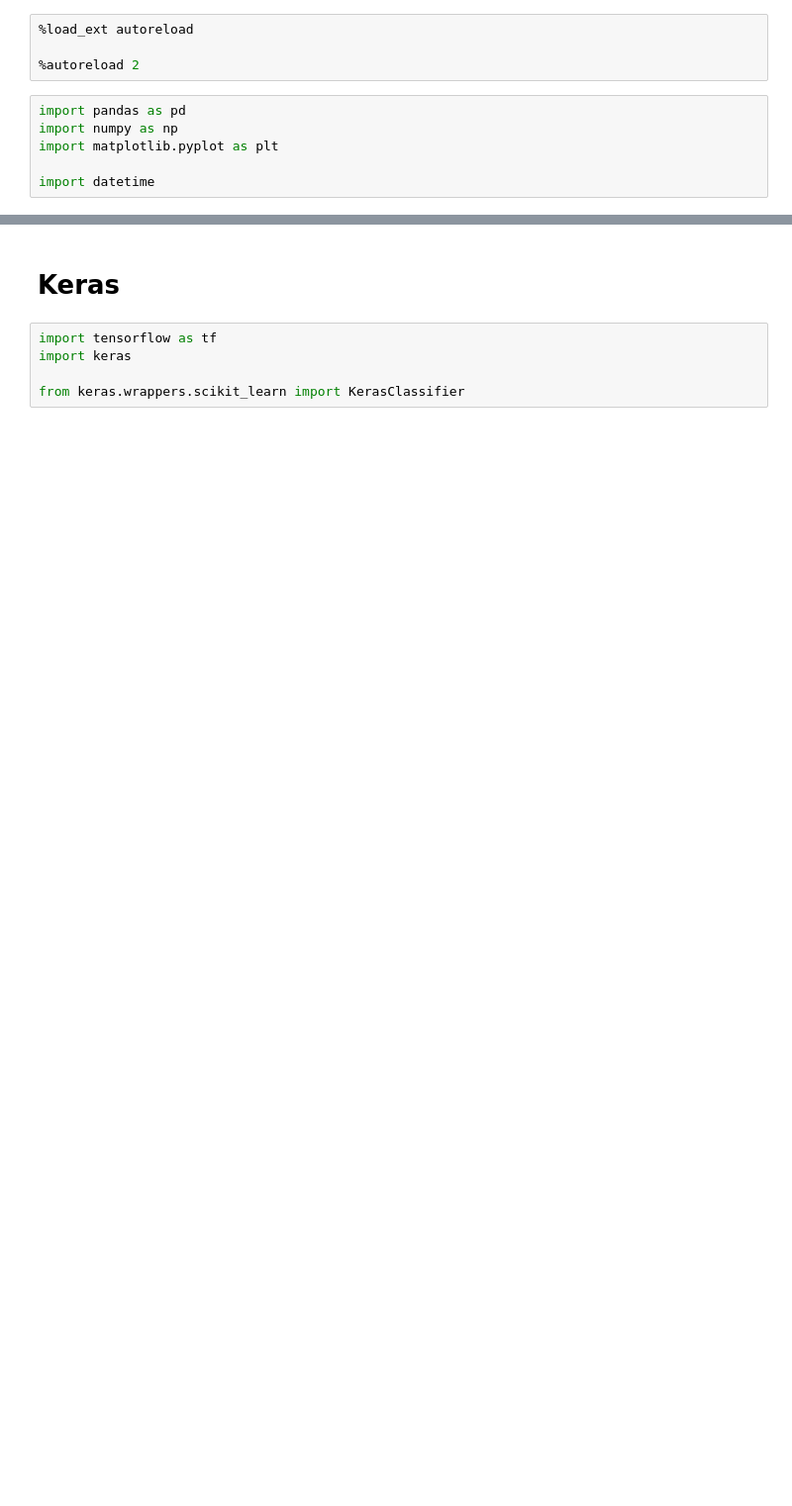
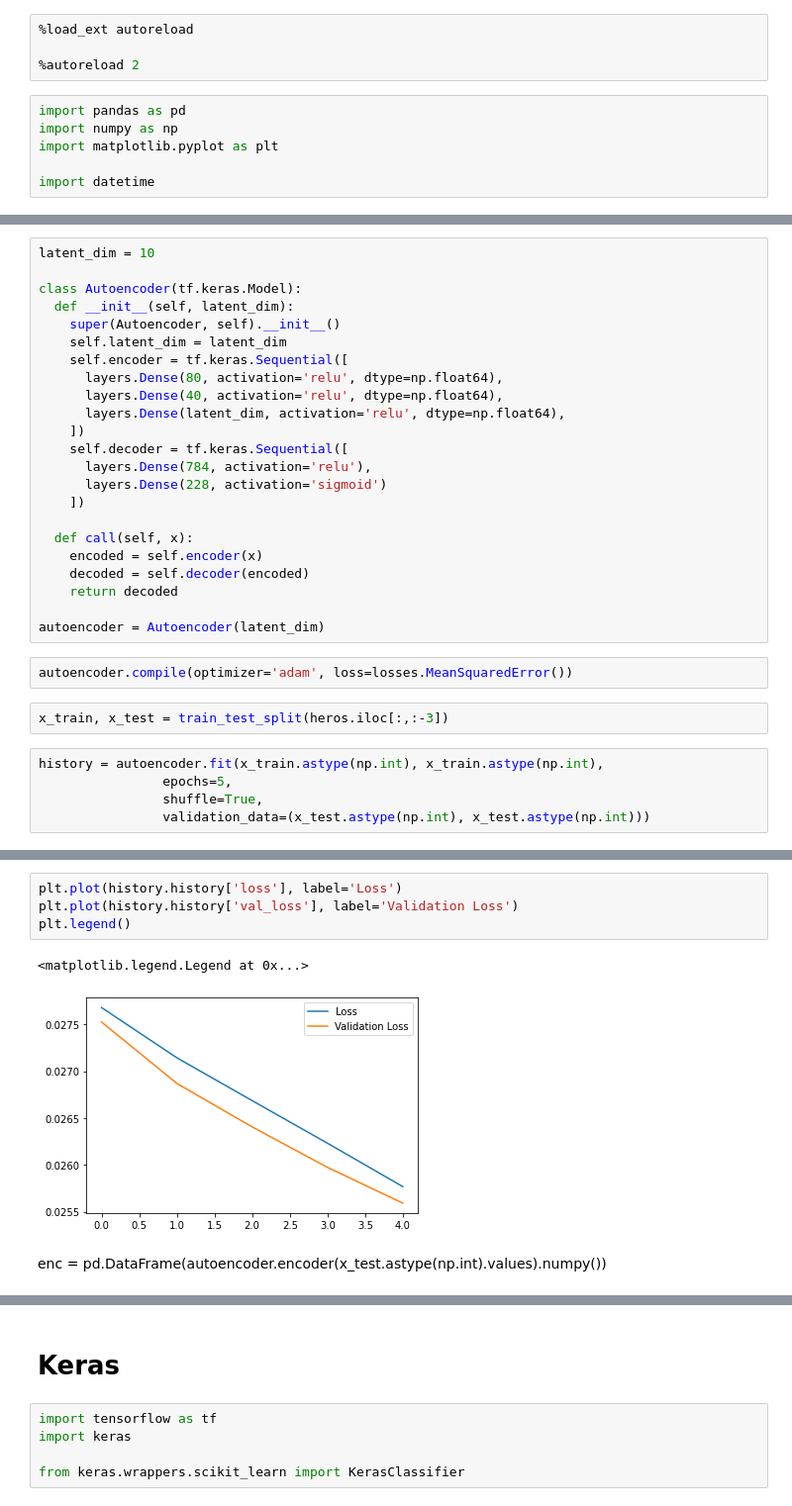
Before and after one commit to c-whitley/DOTA, a Jupyter notebook: Prediction/Match_Prediction.ipynb, the cells around one changed output, grey strips where cells are left out. Shown: that part at 99% size. Drawn from its saved outputs; the diff is of its cells as text; blank space fills up the shorter version.

Commit message:
Updating autoencoder stuff and Kelly simulator

```diff
--- a/Prediction/Match_Prediction.ipynb
+++ b/Prediction/Match_Prediction.ipynb
@@ -28,0 +70,32 @@ Name: Radiant_win, dtype: int64
+# %%
+latent_dim = 10
+
+class Autoencoder(tf.keras.Model):
+  def __init__(self, latent_dim):
+    super(Autoencoder, self).__init__()
+    self.latent_dim = latent_dim
+    self.encoder = tf.keras.Sequential([
+      layers.Dense(80, activation='relu', dtype=np.float64),
+      layers.Dense(40, activation='relu', dtype=np.float64),
+      layers.Dense(latent_dim, activation='relu', dtype=np.float64),
+    ])
+    self.decoder = tf.keras.Sequential([
+      layers.Dense(784, activation='relu'),
+      layers.Dense(228, activation='sigmoid')
+    ])
+
+  def call(self, x):
+    encoded = self.encoder(x)
+    decoded = self.decoder(encoded)
+    return decoded
+
+autoencoder = Autoencoder(latent_dim)
+# %%
+autoencoder.compile(optimizer='adam', loss=losses.MeanSquaredError())
+# %%
+x_train, x_test = train_test_split(heros.iloc[:,:-3])
+# %%
+history = autoencoder.fit(x_train.astype(np.int), x_train.astype(np.int),
+                epochs=5,
+                shuffle=True,
+                validation_data=(x_test.astype(np.int), x_test.astype(np.int)))
@@ -28,0 +113,9 @@ Name: Radiant_win, dtype: int64
+# %%
+plt.plot(history.history['loss'], label='Loss')
+plt.plot(history.history['val_loss'], label='Validation Loss')
+plt.legend()
+# %% [output]
+<matplotlib.legend.Legend at 0x...>
+[figure, added]
+# %% [markdown]
+enc = pd.DataFrame(autoencoder.encoder(x_test.astype(np.int).values).numpy())
```
Also changed, not shown: parts of 29 cells of this notebook, 12 other files.
